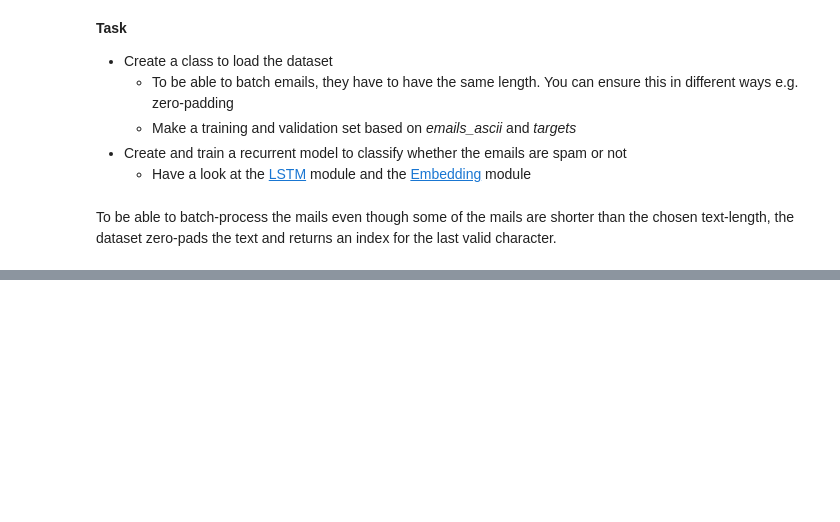
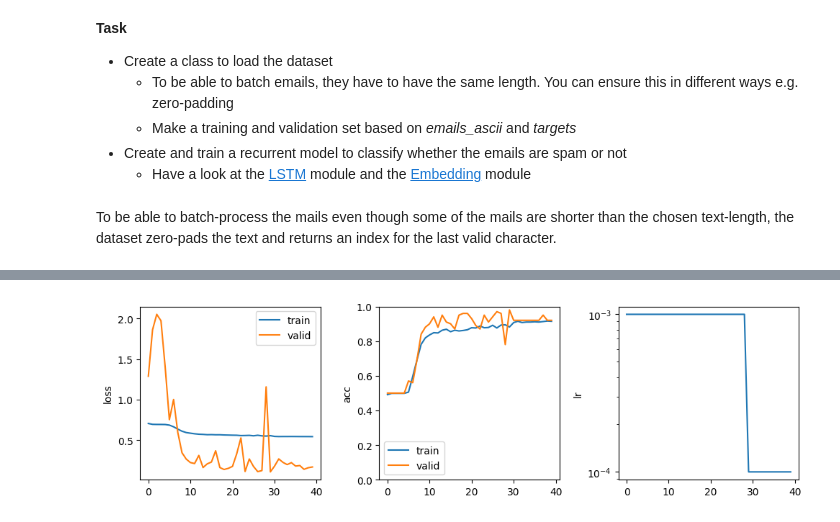
Before and after one commit to Borzoneg/Identity-recognition-from-audio, a Jupyter notebook: src/LSTM.ipynb, the cells around one changed output, grey strips where cells are left out. Saved outputs shown, nothing was run; the diff lists cells and outputs as text; code cells hidden in the pictures; blank space fills up the shorter version.

```diff
--- a/src/LSTM.ipynb
+++ b/src/LSTM.ipynb
@@ -80,10 +80,6 @@ class AudioDataset(Dataset):
         print("="*40)
         print("Loaded DATABASE from {}\n{} total file\nLongest file is {} long\nMean: {}\nStandard deviation: {}\nNormalization: {}".
               format(root_folder, len(self.wavs), self.max_length, self.mu, self.std, normalize))
-        if use_features:
-            print("Feature dimensions for the first few samples:")
-            for i in range(5):  # Print dimensions for the first 5 samples as an example
-                print("Sample {}: {}".format(i, self.features_list[i].shape))
         print("="*40)
 
     def feature_extraction(self, wav, sample_rate, n_mfcc=128, normalize=False):
@@ -100,12 +96,12 @@ class AudioDataset(Dataset):
         wav = self.wavs[idx]
         label = self.labels[idx]
         wav_tensor = torch.from_numpy(wav)
-        label_tensor = torch.Tensor(label)
+        # label_tensor = torch.Tensor(label)
         if self.use_features:
             features = self.features_list[idx]
             features_tensor = torch.Tensor(features)
-            return features_tensor, label_tensor
-        return wav_tensor, label_tensor
+            return features_tensor, label
+        return wav_tensor, label
 # %% [markdown]
 Data Generation
 # %%
@@ -270,26 +259,20 @@ RuntimeError: For unbatched 2-D input, hx and cx should also be 2-D but got (3-D
 # %%
 # plot history
 fig, axs = plt.subplots(1, 3, figsize=(10, 3))
 axs[0].plot(train_losses, label='train')
-axs[0].plot(valid_losses, labeFile ~/Documents/3Semester/DNN/Identity-recognition-from-audio/dnn_venv/lib/python3.10/site-packages/torch/nn/functional.py:2233, in embedding(input, weight, padding_idx, max_norm, norm_type, scale_grad_by_freq, sparse)
-   2227     # Note [embedding_renorm set_grad_enabled]
-   2228     # XXX: equivalent to
-   2229     # with torch.no_grad():
-   2230     #   torch.embedding_renorm_
-   2231     # remove once script supports set_grad_enabled
-   2232     _no_grad_embedding_renorm_(weight, input, max_norm, norm_type)
--> 2233 return torch.embedding(weight, input, padding_idx, scale_grad_by_freq, sparse)
+axs[0].plot(valid_losses, label='valid')
 
-IndexError: index out of range in selfl='valid')
 axs[0].set_ylabel('loss')
 axs[0].legend()
 axs[1].plot(train_accuracies, label='train')
 axs[1].plot(valid_accuracies, label='valid')
 axs[1].set_ylabel('acc')
-axs[1].set_ylim(0.8, 1)
+axs[1].set_ylim(0, 1)
 axs[1].legend()
 axs[2].plot(lrs)
 axs[2].set_ylabel('lr')
 axs[2].set_yscale('log')
 plt.tight_layout()
 plt.show()
+# %% [output]
+[figure, added]
```
Also changed, not shown: parts of 3 cells of this notebook.
